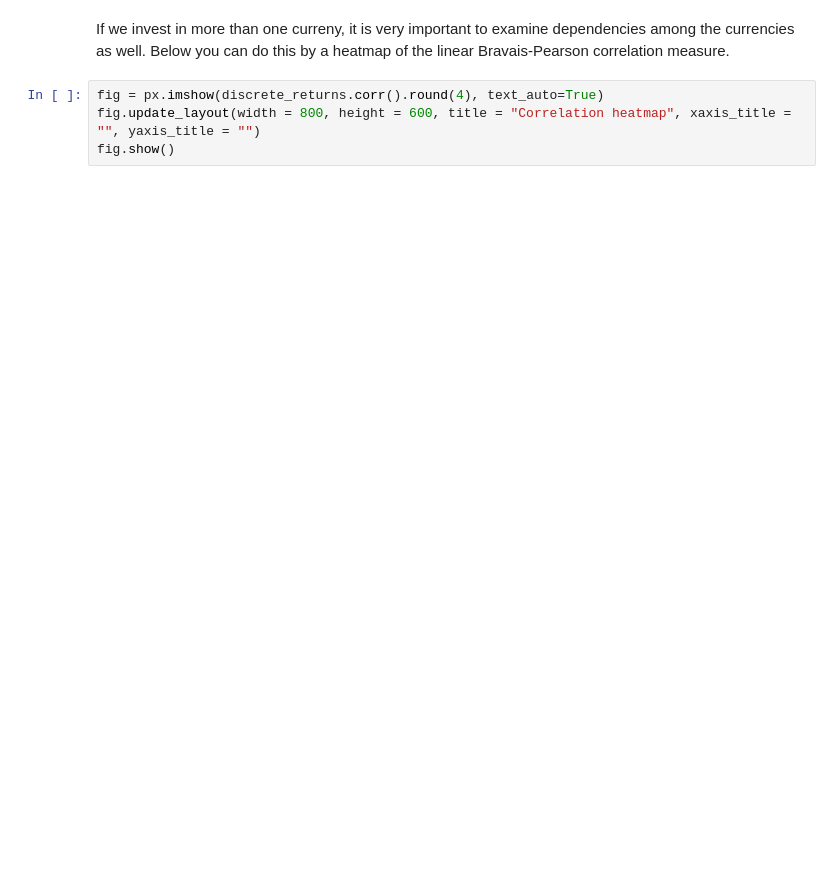
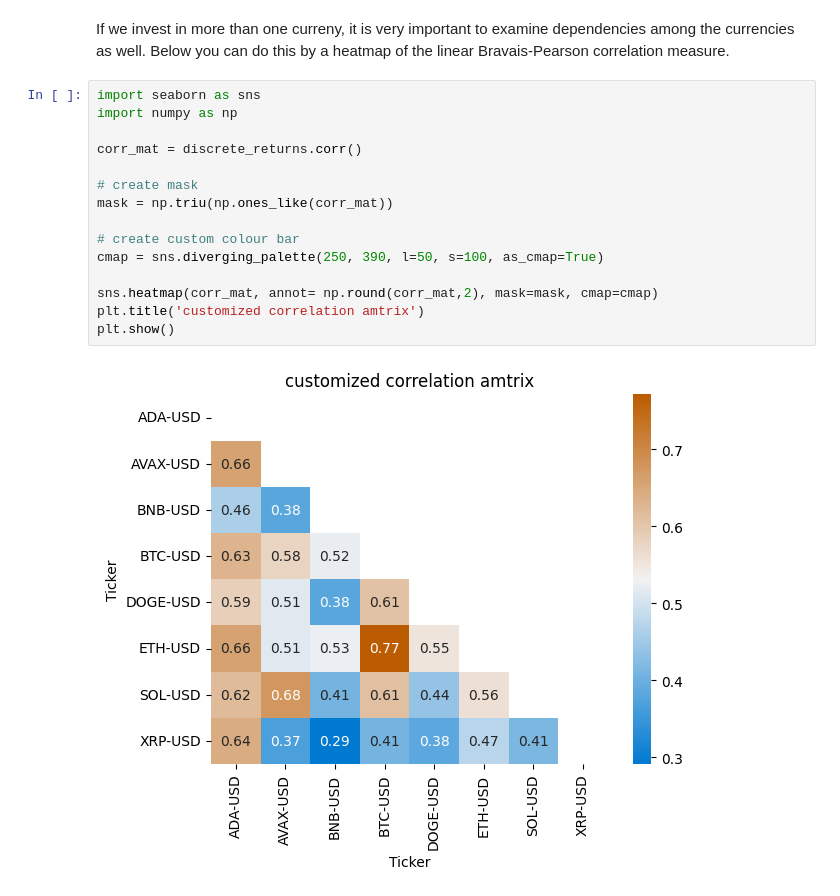
Before and after one commit to RalfKellner/digital_reporting_demo, a Jupyter notebook: example_notebook.ipynb, the cells around one changed output. Cells and saved outputs as stored; diff of their text form; blank space fills up the shorter version.

```diff
--- a/example_notebook.ipynb
+++ b/example_notebook.ipynb
@@ -116,6 +109,19 @@ fig.show()
 # %% [markdown]
 If we invest in more than one curreny, it is very important to examine dependencies among the currencies as well. Below you can do this by a heatmap of the linear Bravais-Pearson correlation measure.
-# %%
-fig = px.imshow(discrete_returns.corr().round(4), text_auto=True)
-fig.update_layout(width = 800, height = 600, title = "Correlation heatmap", xaxis_title = "", yaxis_title = "")
-fig.show()
+# %%
+import seaborn as sns
+import numpy as np
+
+corr_mat = discrete_returns.corr()
+
+# create mask
+mask = np.triu(np.ones_like(corr_mat))
+
+# create custom colour bar
+cmap = sns.diverging_palette(250, 390, l=50, s=100, as_cmap=True)
+
+sns.heatmap(corr_mat, annot= np.round(corr_mat,2), mask=mask, cmap=cmap)
+plt.title('customized correlation amtrix')
+plt.show()
+# %% [output]
+[figure, added]
```
Also changed, not shown: parts of 7 cells of this notebook.
